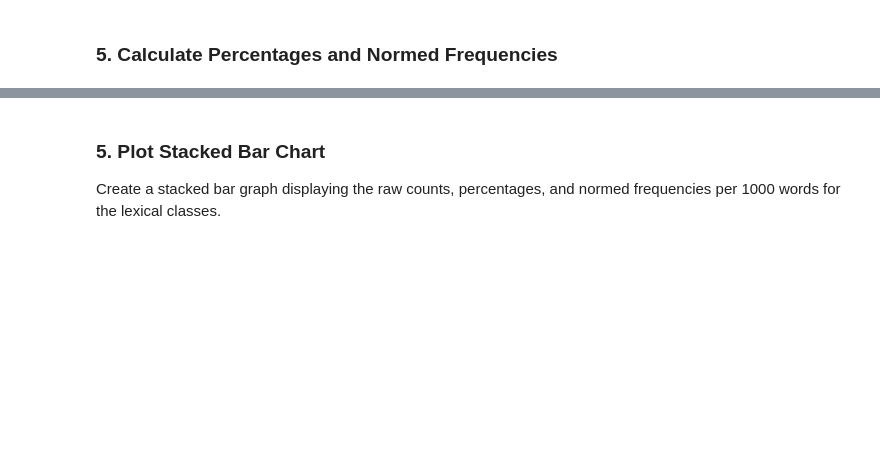
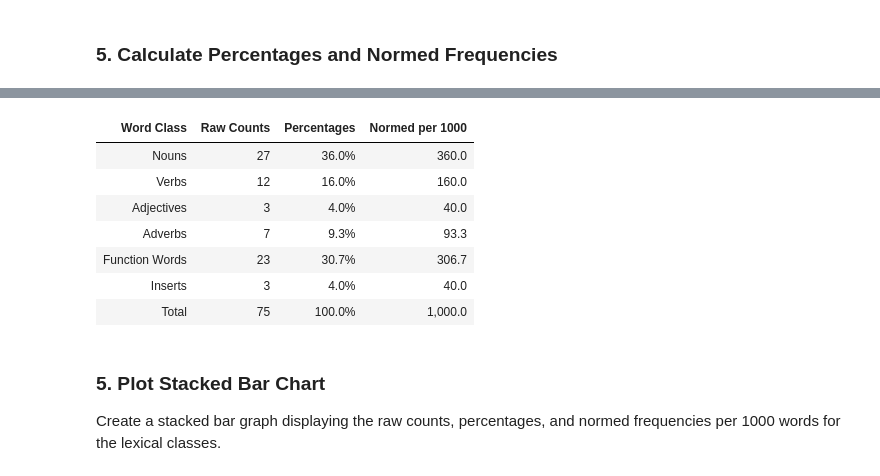
Before and after one commit to steve3p0/LING521, a Jupyter notebook: textmsg_analysis/text_analysis.ipynb, the cells around one changed output, grey strips where cells are left out. Cells and saved outputs as stored; diff of their text form; code cells hidden in the pictures; blank space fills up the shorter version.

```diff
--- a/textmsg_analysis/text_analysis.ipynb
+++ b/textmsg_analysis/text_analysis.ipynb
@@ -268,3 +158,85 @@ Total Norm Counts: 1000.0
+# %%
+# Gather Counts
+raw_counts_nouns = counter_pos['NOUN']
+raw_counts_verbs = counter_pos['VERB']
+raw_counts_adverbs = counter_pos['ADV']
+raw_counts_adjectives = counter_pos['ADJ']
+raw_counts_functors = counter_pos['FUNCTOR']
+raw_counts_inserts = counter_pos['Inserts']
+
+percent_nouns = raw_counts_nouns / total_words
+percent_verbs = raw_counts_verbs / total_words
+percent_adjectives = raw_counts_adjectives / total_words
+percent_adverbs = raw_counts_adverbs / total_words
+percent_functors = raw_counts_functors / total_words
+percent_inserts = raw_counts_inserts / total_words
+
+norm_counts_nouns = percent_nouns * 1000
+norm_counts_verbs = percent_verbs * 1000
+norm_counts_adjectives = percent_adjectives * 1000
+norm_counts_adverbs = percent_adverbs * 1000
+norm_counts_functors = percent_functors * 1000
+norm_counts_inserts = percent_inserts * 1000
+
+# Print Counts
+col_labels = ['Nouns', 'Verbs', 'Adjectives', 'Adverbs', 'Function Words', 'Inserts']
+raw_counts = [raw_counts_nouns, raw_counts_verbs, raw_counts_adjectives, raw_counts_adverbs, raw_counts_functors, raw_counts_inserts]
+percentages = [percent_nouns, percent_verbs, percent_adjectives, percent_adverbs, percent_functors, percent_inserts]
+norm_counts = [norm_counts_nouns, norm_counts_verbs, norm_counts_adjectives, norm_counts_adverbs, norm_counts_functors, norm_counts_inserts]
+# total_percentages = sum(percentages)
+# total_norm_counts = sum(norm_counts)
+
+data = {'Word Class': col_labels,
+        'Raw Counts': raw_counts,
+        'Percentages': percentages,
+        'Normed per 1000': norm_counts}
+df = pd.DataFrame(data, columns=['Word Class', 'Raw Counts', 'Percentages', 'Normed per 1000'])
+df.loc[df.index.max()+1]=['Total']+df.sum().tolist()[1:]
+# df.loc['Total',:]= df.sum(axis=0)
+# #df = (df.append(df.sum().rename('Total')).assign(Total=lambda d: d.sum(1)))
+# #df['Total'] = df.sum(axis=0)
+#
+# #df.loc['Total',:]= df.sum(axis=0).rename('Total')
+# last = df.index[-1]
+# df = df.rename(index={last: 'a'})
+# #df.index = df.index[:-1].append(pd.Index(['A']))
+# #df = (df.rename(columns = {'NounsVerbsAdjectivesAdverbsFunction WordsInserts': 'Total'}, inplace = True))
+#
+# #df.rename(rows={ df.rows[-1]: "your value" }, inplace = True)
+# df=df.rename({})
+
+#df['Total'] = df.sum(axis=0)
+#df = df.append(df.sum().rename('Total')).assign(Total=lambda d: d.sum(1))
+#df.append(df.sum().rename('Total'))
+# total = df.apply(np.sum)
+# total['foo'] = 'tot'
+# df.append(pd.DataFrame(total.values, index=total.keys()).T, ignore_index=True)
+
+# Construct a mask of which columns are numeric
+numeric_col_mask = df.dtypes.apply(lambda d: issubclass(np.dtype(d).type, np.number))
+d = dict(selector="th", props=[('text-align', 'center')])
+styled_df = (df.style
+                # Format the percentage and Normed per 1000 fields
+                .format({'Percentages': "{:.1%}",  'Normed per 1000': "{:,.1f}"})
+                # right-align the numeric columns and set their width
+                .set_properties(subset=df.columns[numeric_col_mask],  **{'text-align':'right'})
+                # left-align the non-numeric columns and set their width
+                .set_properties(subset=df.columns[~numeric_col_mask], **{'text-align':'left'})
+                # center the header
+                .set_table_styles([d])
+            )
+
+html = styled_df.hide_index().render()
+display(HTML(html))
+# %% [output]
+| Word Class | Raw Counts | Percentages | Normed per 1000 |
+| Nouns | 27 | 36.0% | 360.0 |
+| Verbs | 12 | 16.0% | 160.0 |
+| Adjectives | 3 | 4.0% | 40.0 |
+| Adverbs | 7 | 9.3% | 93.3 |
+| Function Words | 23 | 30.7% | 306.7 |
+| Inserts | 3 | 4.0% | 40.0 |
+| Total | 75 | 100.0% | 1,000.0 |
 # %% [markdown]
 ### 5.  Plot Stacked Bar Chart
 Create a stacked bar graph displaying the raw counts, percentages, and normed frequencies per 1000 words for the lexical classes.
```
Also changed, not shown: parts of 2 cells of this notebook.
